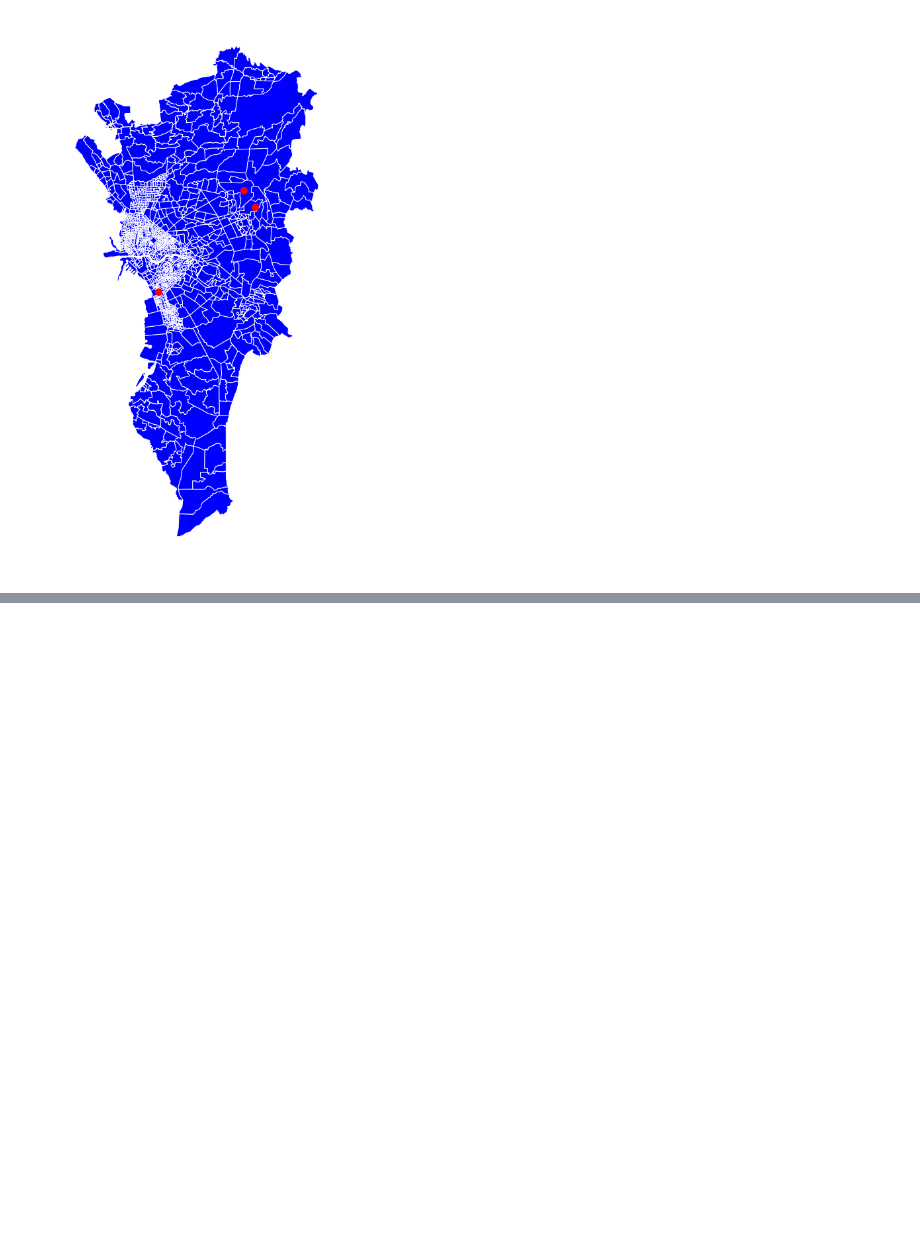
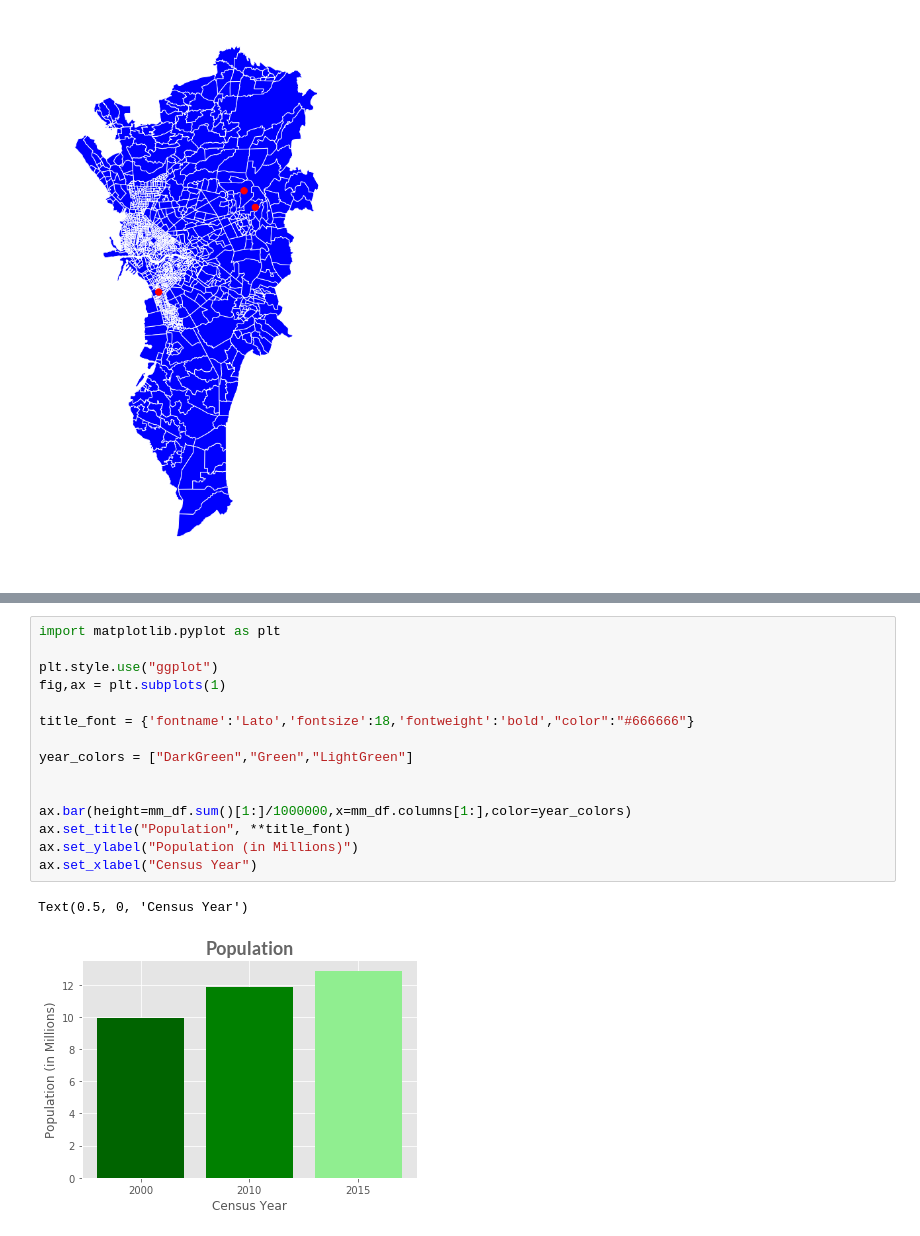
Before and after one commit to jilagan/ITMGT25-EE-ClassNotes, a Jupyter notebook: class_discussion_notebooks/Day 15 Discussions.ipynb, the cells around one changed output, grey strips where cells are left out. Saved outputs shown, nothing was run; the diff lists cells and outputs as text; blank space fills up the shorter version.

```diff
--- a/class_discussion_notebooks/Day 15 Discussions.ipynb
+++ b/class_discussion_notebooks/Day 15 Discussions.ipynb
@@ -522,0 +742,18 @@ geo_df.plot(ax=ax, color="red",markersize=100)
+# %%
+import matplotlib.pyplot as plt
+
+plt.style.use("ggplot")
+fig,ax = plt.subplots(1)
+
+title_font = {'fontname':'Lato','fontsize':18,'fontweight':'bold',"color":"#666666"}
+
+year_colors = ["DarkGreen","Green","LightGreen"]
+
+
+ax.bar(height=mm_df.sum()[1:]/1000000,x=mm_df.columns[1:],color=year_colors)
+ax.set_title("Population", **title_font)
+ax.set_ylabel("Population (in Millions)")
+ax.set_xlabel("Census Year")
+# %% [output]
+Text(0.5, 0, 'Census Year')
+[figure, added]
```
Also changed, not shown: parts of 42 cells of this notebook, 5 other files.
